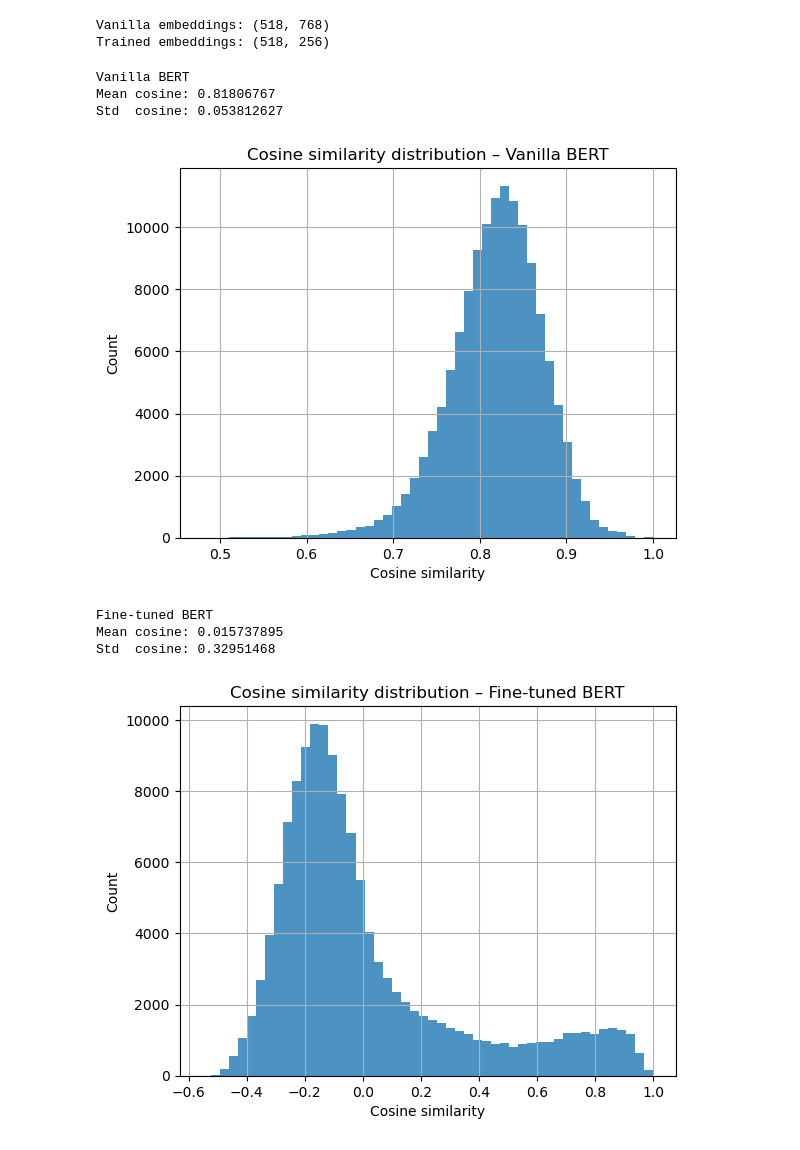
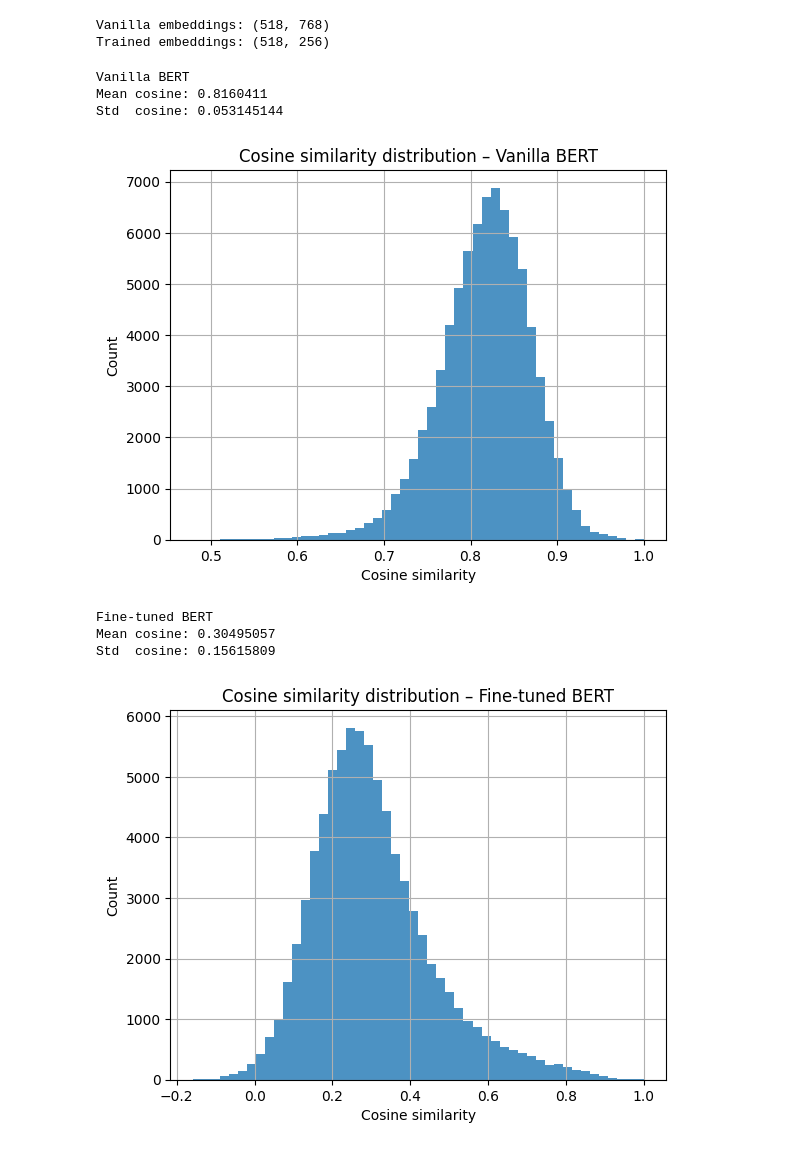
Before and after one commit to nasrAnthony/Course-Recommendation-system, a Jupyter notebook: model/comparison.ipynb, the cells around one changed output. Drawn from its saved outputs; the diff is of its cells as text; code cells hidden in the pictures.

```diff
--- a/model/comparison.ipynb
+++ b/model/comparison.ipynb
@@ -54,16 +71,13 @@ CourseEncoder(
 # %%
+import numpy as np
+import torch
 import torch.nn.functional as F
 from transformers import PreTrainedModel
+
 def embed_texts(texts, tokenizer, model, batch_size=32, max_len=64):
-    '''
-    Function used to return course embeddings, based on base_bert.py
-    '''
     all_embs = []
     model.eval()
-    # check if the model being called is vanilla BERT
-    is_vanilla = isinstance(model, PreTrainedModel)
 
-    # embedding setup
     with torch.no_grad():
         for i in range(0, len(texts), batch_size):
             batch = texts[i:i+batch_size]
@@ -75,13 +89,13 @@ def embed_texts(texts, tokenizer, model, batch_size=32, max_len=64):
                 return_tensors="pt"
             ).to(device)
 
-            if is_vanilla:
-                # tokenize and normalize
-                out = model(**enc)
-                cls = out.last_hidden_state[:, 0, :]
-                embs = F.normalize(cls, p=2, dim=-1)
+            # HF model (vanilla BERT)
+            if isinstance(model, PreTrainedModel):
+                out = model(**enc)  # BaseModelOutput
+                cls = out.last_hidden_state[:, 0, :]          # [CLS]
+                embs = F.normalize(cls, p=2, dim=-1)          # (batch, hidden)
             else:
-                # CourseEncoder already returns normalized embeddings
+                # Your CourseEncoder already returns normalized embeddings
                 embs = model(
                     input_ids=enc["input_ids"],
                     attention_mask=enc["attention_mask"],
@@ -100,16 +114,33 @@ print("Trained embeddings:", emb_t.shape)
 Vanilla embeddings: (518, 768)
 Trained embeddings: (518, 256)
 # %%
-from output import cosine_stats_and_plot
+def cosine_stats_and_plot(emb, label):
+    n = min(400, emb.shape[0])
+    sub = emb[:n]
+
+    sims = cosine_similarity(sub, sub)
+    iu = np.triu_indices_from(sims, k=1)
+    vals = sims[iu]
+
+    print(f"\n{label}")
+    print("Mean cosine:", vals.mean())
+    print("Std  cosine:", vals.std())
+
+    plt.hist(vals, bins=50, alpha=0.8)
+    plt.title(f"Cosine similarity distribution – {label}")
+    plt.xlabel("Cosine similarity")
+    plt.ylabel("Count")
+    plt.grid(True)
+    plt.show()
 
 cosine_stats_and_plot(emb_v, "Vanilla BERT")
 cosine_stats_and_plot(emb_t, "Fine-tuned BERT")
 # %% [output]
 Vanilla BERT
-Mean cosine: 0.81806767
-Std  cosine: 0.053812627
+Mean cosine: 0.8160411
+Std  cosine: 0.053145144
-[figure, old version]
+[figure, new version]
 Fine-tuned BERT
-Mean cosine: 0.015737895
-Std  cosine: 0.32951468
+Mean cosine: 0.30495057
+Std  cosine: 0.15615809
-[figure, old version]
+[figure, new version]
```
Also changed, not shown: parts of 8 cells of this notebook, 6 other files.
